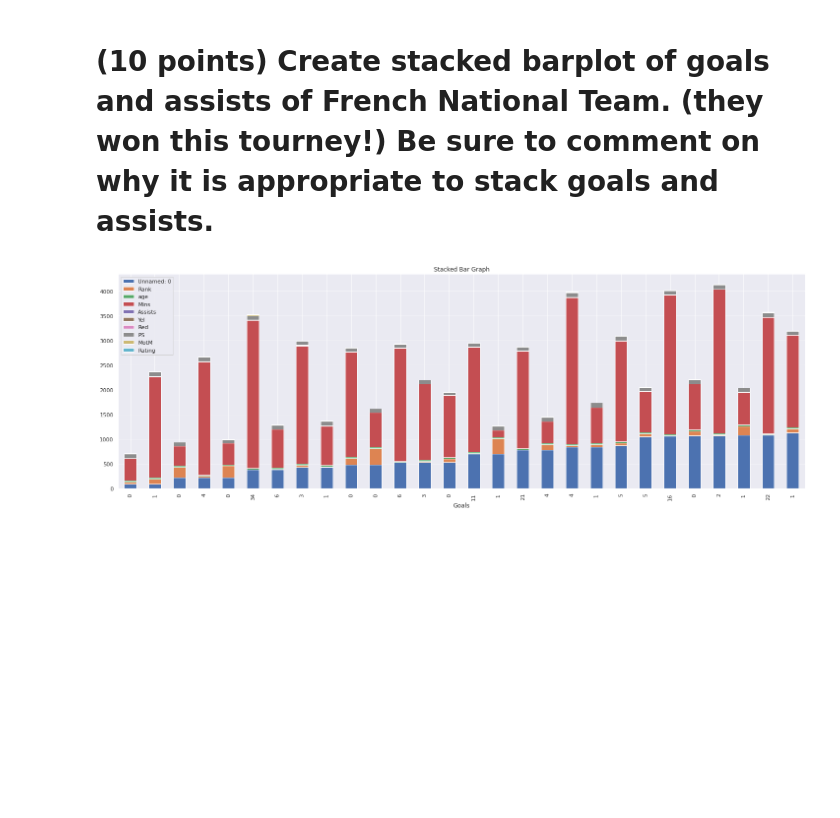
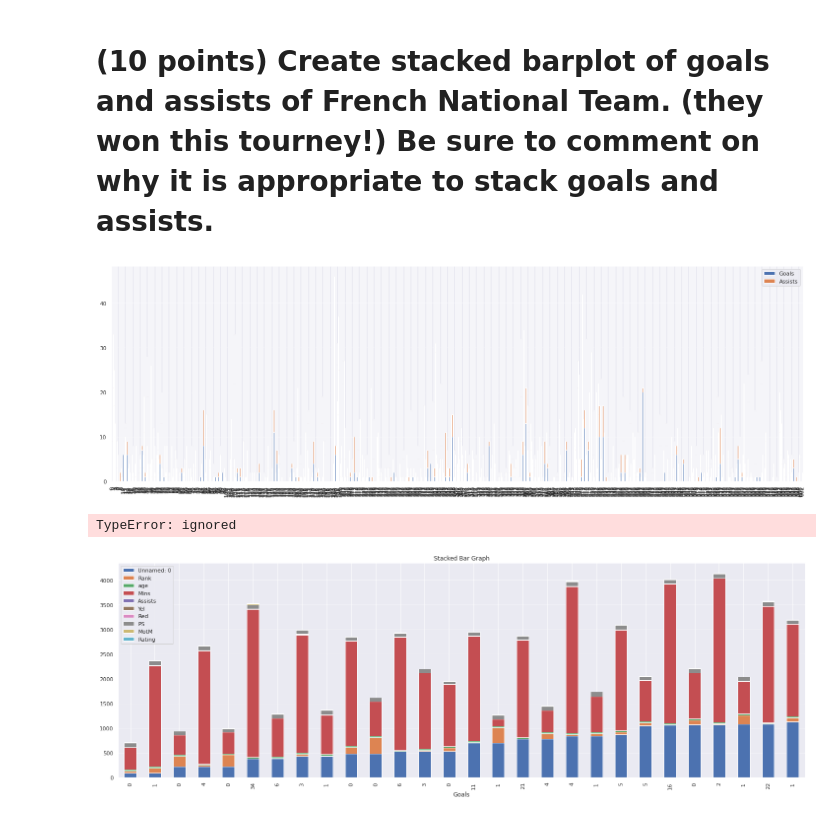
Before and after one commit to sovikapoudel/Data-Visualiation-Spring-2022, a Jupyter notebook: Exam3.ipynb, the cells around one changed output. Cells and saved outputs as stored; diff of their text form; code cells hidden in the pictures; blank space fills up the shorter version.

```diff
--- a/Exam3.ipynb
+++ b/Exam3.ipynb
@@ -206,6 +206,17 @@ plt.show()
 [figure]
 # %% [markdown]
 # (10 points) Create stacked barplot of goals and assists of French National Team. (they won this tourney!) Be sure to comment on why it is appropriate to stack goals and assists.
+# %%
+df[["Goals", "Assists"]].plot.bar( stacked ='True')
+plt.show()
+# %% [output]
+[figure, added]
+# %%
+df1=df.groupby(['nationality'])
+df1([["Goals", "Assists"]]).plot.bar( stacked ='True')
+plt.show()
+# %% [output]
+TypeError: ignored
 # %%
 df1=df.groupby(['nationality'])
 df1.plot.bar(x='Goals', stacked=True, title='Stacked Bar Graph')
```
